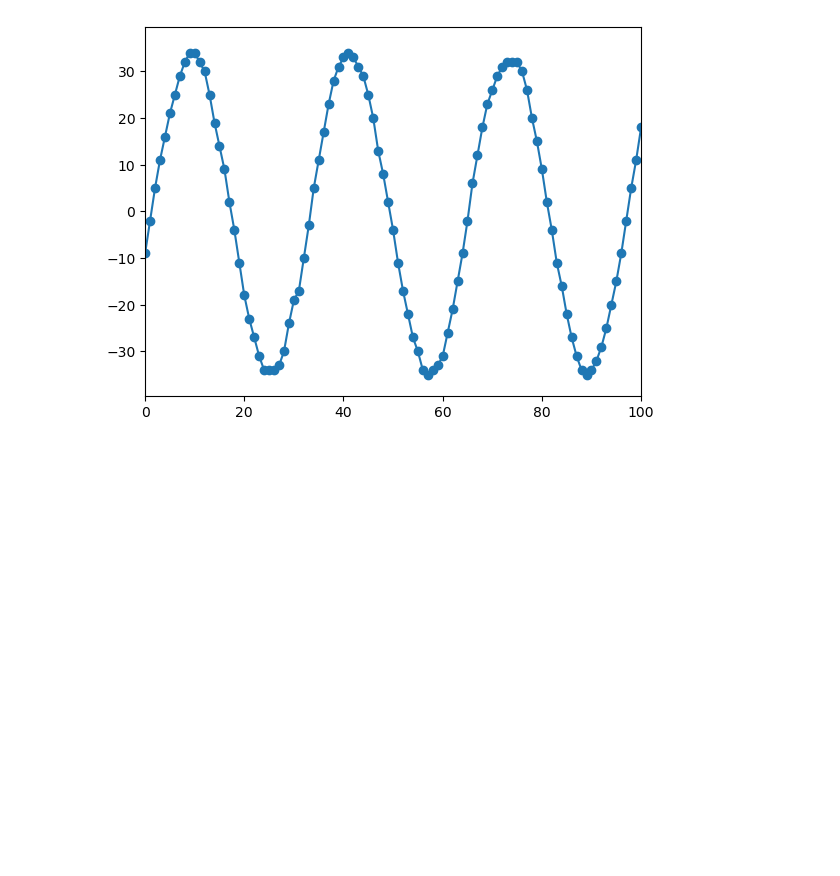
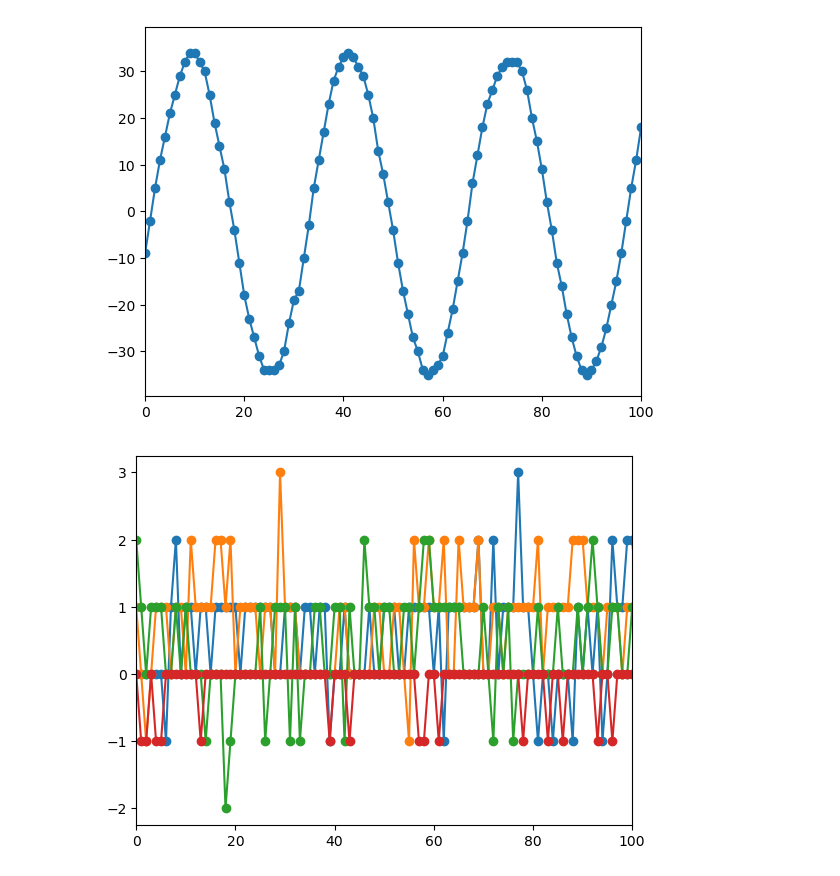
Before and after one commit to MakJimenez/Radio-Astronomy-Lab-Work, a Jupyter notebook: Final Data (updated as of end of 2_3_26).ipynb, the cells around one changed output. Drawn from its saved outputs; the diff is of its cells as text; code cells hidden in the pictures; blank space fills up the shorter version.

Commit message:
First noise data with 600,700, 800 Hz

```diff
--- a/Final Data (updated as of end of 2_3_26).ipynb
+++ b/Final Data (updated as of end of 2_3_26).ipynb
@@ -362,3 +375,41 @@ plt.xlim(0,100)
 plt.show()
 # %% [output]
 [figure]
+# %%
+# With Noise (noise generator at level 5)
+# Signal frequency = 600 kHz
+# Amplitude = 100 mV_pp
+
+# Below Nyquist limit (aliasing) = 1.4e6
+Nbelow_lim_600khz = np.load("Nbelow_lim_600khz.npz")
+Ndata_below_lim_600khz = Nbelow_lim_600khz["arr_0"]
+
+
+
+# At Nyquist limit = 1.6e6
+Nny_lim_600khz = np.load("Nny_lim_600khz.npz")
+Ndata_ny_lim_600khz = Nny_lim_600khz["arr_0"]
+
+
+
+# Above Nyquist Limit (clean) = 2.2e6
+Nabove_lim_600khz = np.load("Nabove_lim_600khz.npz")
+Ndata_above_lim_600khz = Nabove_lim_600khz["arr_0"]
+
+
+# Way Above Nyquist Limit (clean) = 3.2e6
+Nway_above_lim_600khz = np.load("Nway_above_lim_600khz.npz")
+Ndata_way_above_lim_600khz = Nway_above_lim_600khz["arr_0"]
+
+
+
+# Plotting all three together
+plt.figure()
+plt.plot(Ndata_below_lim_600khz[7], marker="o") #blue, aliased
+plt.plot(Ndata_ny_lim_600khz[7], marker="o") #orange, at limit
+plt.plot(Ndata_above_lim_600khz[7], marker="o") #green, clean
+plt.plot(Ndata_way_above_lim_600khz[7], marker="o") #red, clean
+plt.xlim(0,100)
+plt.show()
+# %% [output]
+[figure, added]
```
Also changed, not shown: parts of 3 cells of this notebook, 13 other files.
